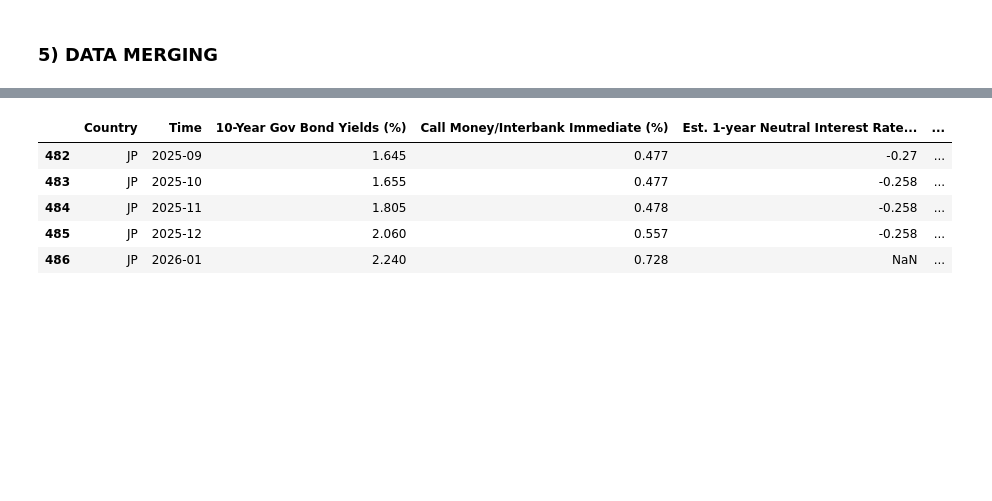
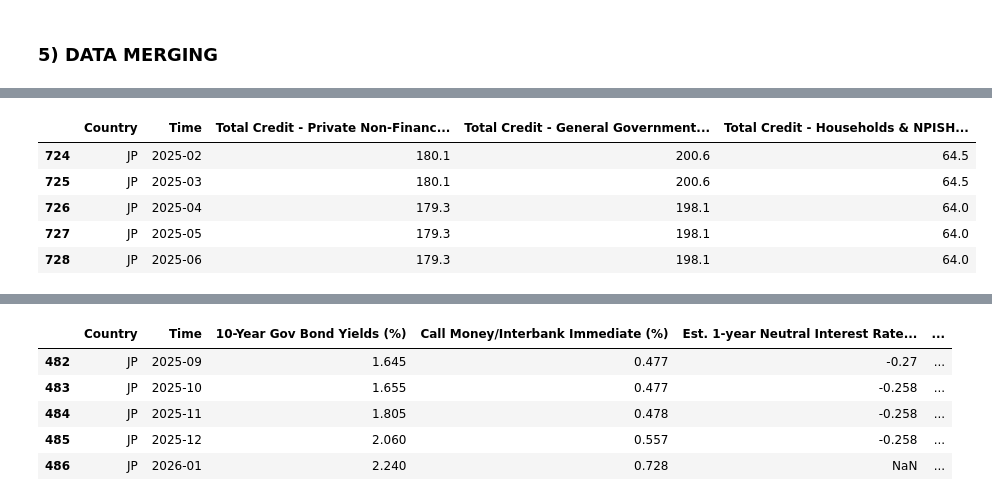
Before and after one commit to EliaLand/Policy_Target_RegimeSwitchingPersistence, a Jupyter notebook: Module1_data_extraction_manipulation.ipynb, the cells around one changed output, grey strips where cells are left out. Cells and saved outputs as stored; diff of their text form; code cells hidden in the pictures; blank space fills up the shorter version.

```diff
--- a/Module1_data_extraction_manipulation.ipynb
+++ b/Module1_data_extraction_manipulation.ipynb
@@ -213,0 +396,31 @@ jp_stock_m_raw.tail()
+# %%
+# Total Credit to households and NPISHs, Adjusted for Breaks, for Japan (quarterly, percentage of GDP, breaks adjusted, 1964-01, 2025-01)
+# https://fred.stlouisfed.org/series/QJPHAM770A
+
+jp_credit_households_m_raw = fetch_FRED("QJPHAM770A")
+jp_credit_households_m_raw = jp_credit_households_m_raw.rename(columns=
+        {"date": "Time",
+         "QJPHAM770A": "Total Credit - Households & NPISHs (%GDP)"
+})
+jp_credit_households_m_raw["Country"] = "JP"
+
+# Increasing data granularity from quarterly to monthly data by extending the quarter value to single months
+jp_credit_households_m_raw["Time"] = pd.PeriodIndex(jp_credit_households_m_raw["Time"], freq="Q").to_timestamp()
+expanded_rows = []
+
+for _, row in jp_credit_households_m_raw.iterrows():
+    quarter_end = row["Time"]
+    start_month = quarter_end - pd.offsets.QuarterEnd(startingMonth=3) + pd.DateOffset(days=1)
+    for i in range(3):
+        month = (start_month + pd.DateOffset(months=i)).strftime("%Y-%m")
+        expanded_rows.append({
+            "Country": row["Country"],
+            "Time": month,
+            "Total Credit - Households & NPISHs (%GDP)": row["Total Credit - Households & NPISHs (%GDP)"]
+        })
+
+jp_credit_households_m_raw = pd.DataFrame(expanded_rows)
+jp_credit_households_m_raw["Country"] = "JP"
+jp_credit_households_m_raw = jp_credit_households_m_raw[["Country", "Time", "Total Credit - Households & NPISHs (%GDP)"]]
+
+jp_credit_households_m_raw.tail()
@@ -465,0 +889,14 @@ jp_cgdebt_m_raw.tail()
+# %%
+# Credit Demand Dataframe
+jp_credit_demand_df = pd.merge(jp_credit_pnf_m_raw, jp_credit_gg_m_raw, on=["Country", "Time"], how="outer")
+jp_credit_demand_df = pd.merge(jp_credit_demand_df, jp_credit_households_m_raw , on=["Country", "Time"], how="outer")
+
+jp_credit_demand_df.to_csv("Data/Aggregated/jp_credit_demand_df.csv", index=False)
+jp_credit_demand_df.tail()
+# %% [output]
+|  | Country | Time | Total Credit - Private Non-Financ... | Total Credit - General Government... | Total Credit - Households & NPISH... |
+| 724 | JP | 2025-02 | 180.1 | 200.6 | 64.5 |
+| 725 | JP | 2025-03 | 180.1 | 200.6 | 64.5 |
+| 726 | JP | 2025-04 | 179.3 | 198.1 | 64.0 |
+| 727 | JP | 2025-05 | 179.3 | 198.1 | 64.0 |
+| 728 | JP | 2025-06 | 179.3 | 198.1 | 64.0 |
```
Also changed, not shown: parts of 49 cells of this notebook, 18 other files.
